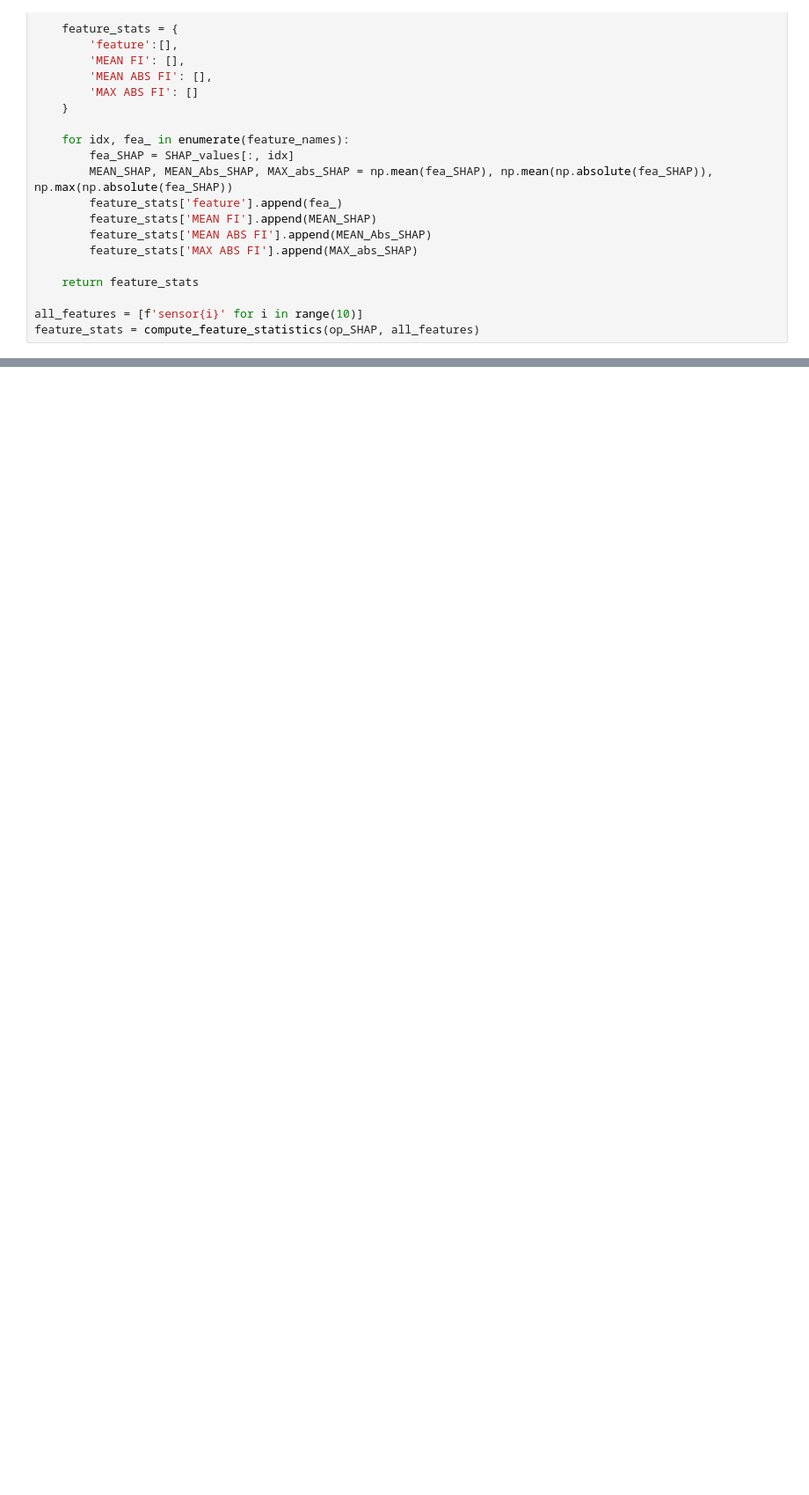
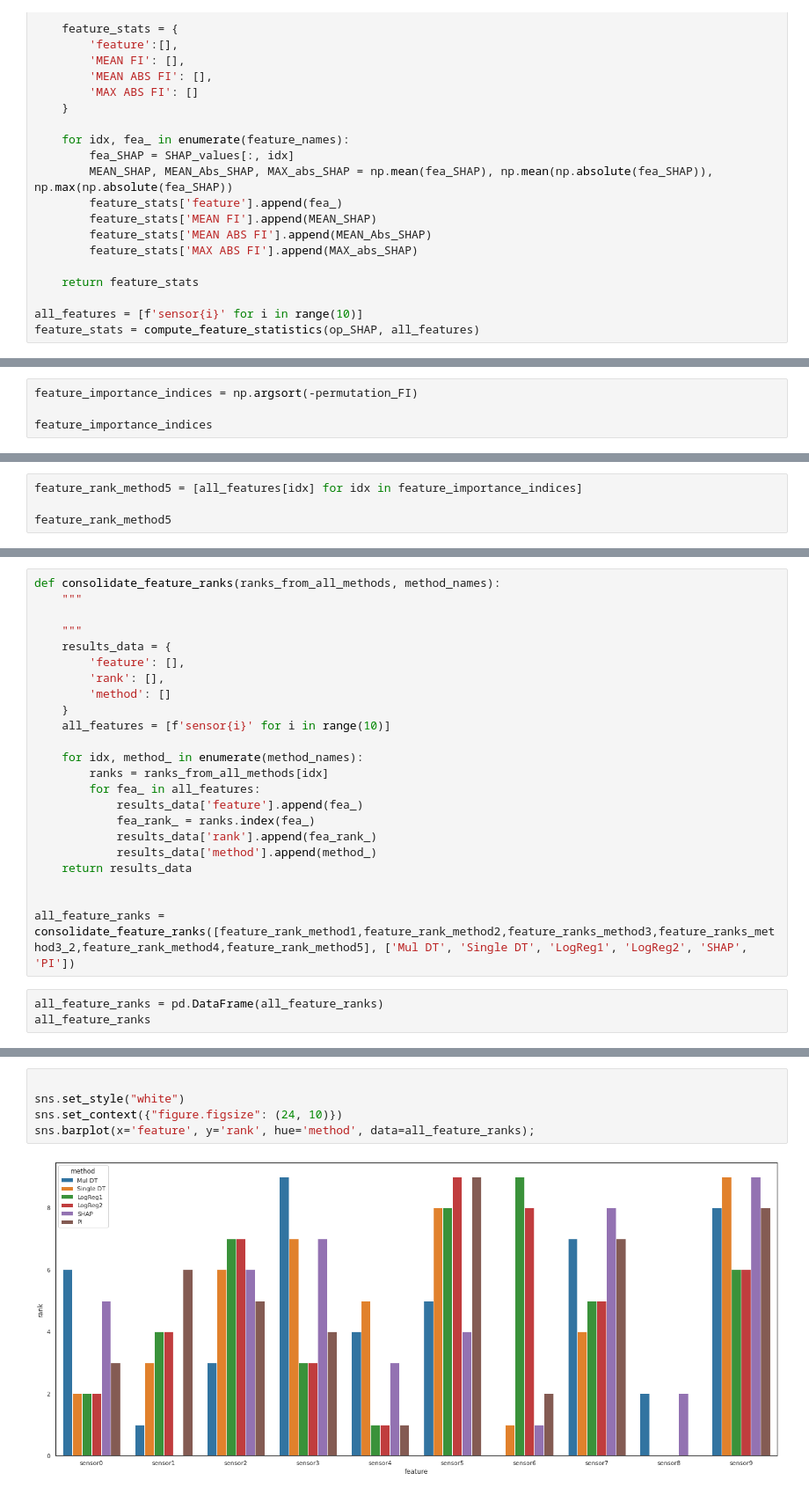
Before and after one commit to ShaunakSen/Data-Science-and-Machine-Learning, a Jupyter notebook: SmartSteelTech_Challenge.ipynb, the cells around one changed output, grey strips where cells are left out. Shown at 88% size. Cells and saved outputs as stored; diff of their text form; blank space fills up the shorter version.

Commit message:
permutation imp + comparison :)

```diff
--- a/SmartSteelTech_Challenge.ipynb
+++ b/SmartSteelTech_Challenge.ipynb
@@ -833,0 +924,4 @@ pd.DataFrame(feature_stats)
+# %%
+feature_importance_indices = np.argsort(-permutation_FI)
+
+feature_importance_indices
@@ -833,0 +943,4 @@ pd.DataFrame(feature_stats)
+# %%
+feature_rank_method5 = [all_features[idx] for idx in feature_importance_indices]
+
+feature_rank_method5
@@ -833,0 +960,26 @@ pd.DataFrame(feature_stats)
+# %%
+def consolidate_feature_ranks(ranks_from_all_methods, method_names):
+    """
+
+    """
+    results_data = {
+        'feature': [],
+        'rank': [],
+        'method': []
+    }
+    all_features = [f'sensor{i}' for i in range(10)]
+
+    for idx, method_ in enumerate(method_names):
+        ranks = ranks_from_all_methods[idx]
+        for fea_ in all_features:
+            results_data['feature'].append(fea_)
+            fea_rank_ = ranks.index(fea_)
+            results_data['rank'].append(fea_rank_)
+            results_data['method'].append(method_)
+    return results_data
+
+
+all_feature_ranks = consolidate_feature_ranks([feature_rank_method1,feature_rank_method2,feature_ranks_method3,feature_ranks_method3_2,feature_rank_method4,feature_rank_method5], ['Mul DT', 'Single DT', 'LogReg1', 'LogReg2', 'SHAP', 'PI'])
+# %%
+all_feature_ranks = pd.DataFrame(all_feature_ranks)
+all_feature_ranks
@@ -833,0 +1004,7 @@ pd.DataFrame(feature_stats)
+# %%
+
+sns.set_style("white")
+sns.set_context({"figure.figsize": (24, 10)})
+sns.barplot(x='feature', y='rank', hue='method', data=all_feature_ranks);
+# %% [output]
+[figure, added]
```
Also changed, not shown: parts of 30 cells of this notebook.
